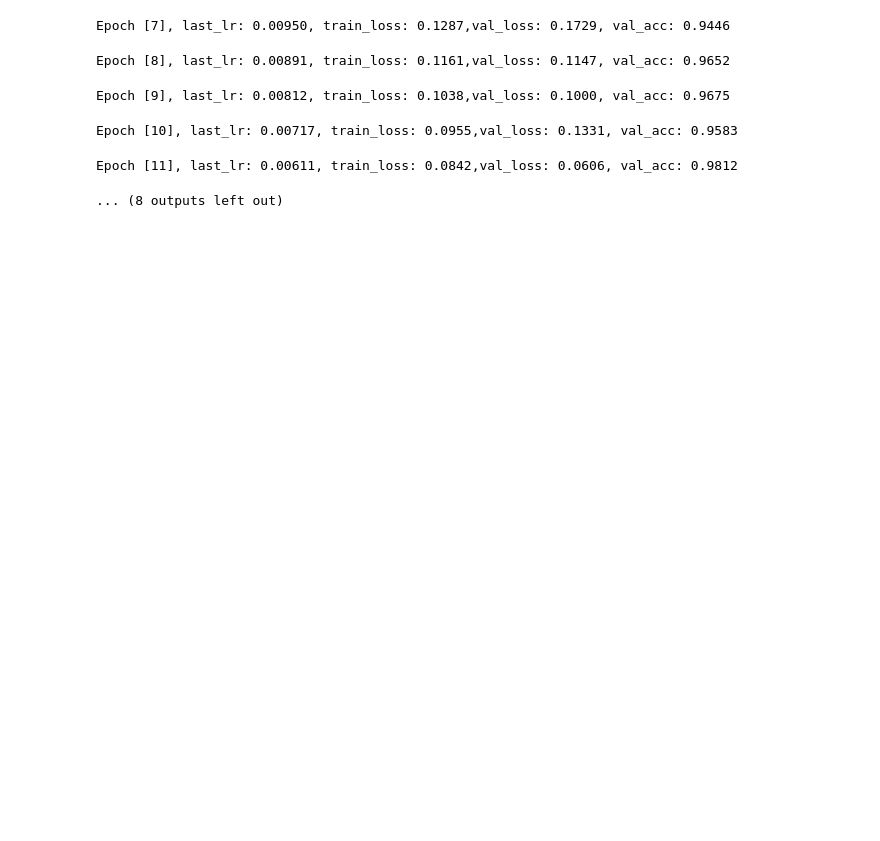
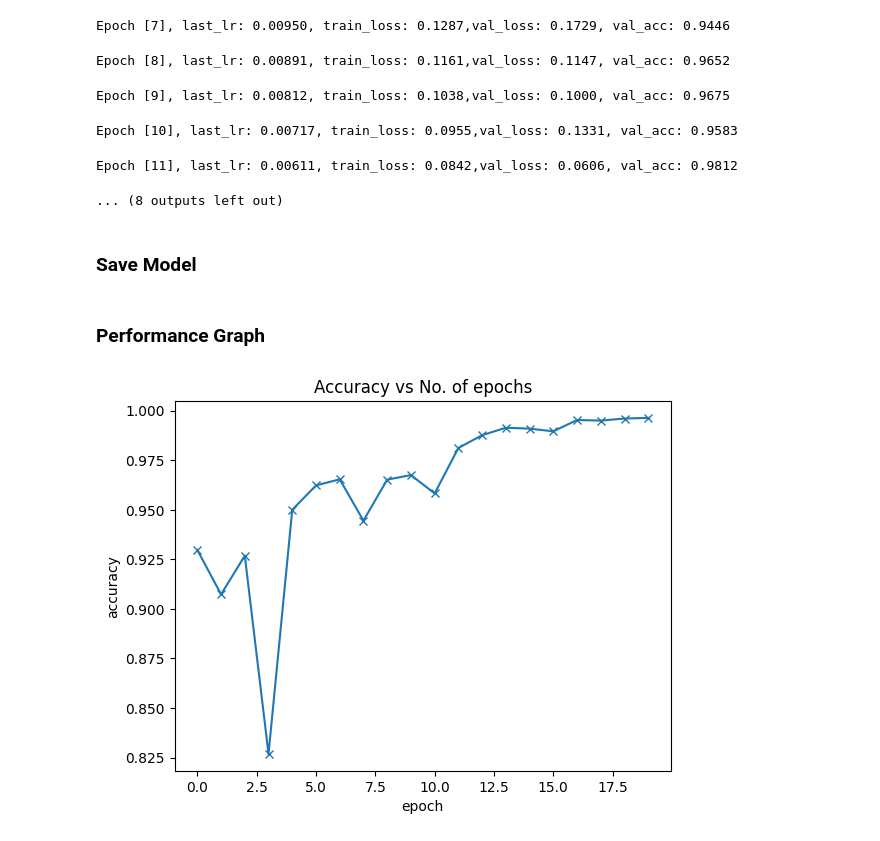
Before and after one commit to jansencruz23/LiPAD-License-Plate-Deblurring-and-Recognition, a Jupyter notebook: src/cnn/distortion_classifier.ipynb, the cells around one changed output. Saved outputs shown, nothing was run; the diff lists cells and outputs as text; code cells hidden in the pictures; blank space fills up the shorter version.

```diff
--- a/src/cnn/distortion_classifier.ipynb
+++ b/src/cnn/distortion_classifier.ipynb
@@ -139,19 +139,19 @@ class ResNet18(ImageClassificationBase):
     def __init__(self, in_channels, num_classes):
         super().__init__()
 
-        # 3 x 256 x 128
-        self.conv1 = conv_block(in_channels, 64, pool=True) # 64 x 128 x 64
-        self.conv2 = conv_block(64, 128, pool=True) # 128 x 64 x 32
-        self.res1 = nn.Sequential(conv_block(128, 128), conv_block(128, 128)) # 128 x 64 x 32
+        # 3 x 128 x 256
+        self.conv1 = conv_block(in_channels, 64, pool=True) # 64 x 64 x 128
+        self.conv2 = conv_block(64, 128, pool=True) # 128 x 32 x 64
+        self.res1 = nn.Sequential(conv_block(128, 128), conv_block(128, 128)) # 128 x 32 x 64
 
-        self.conv3 = conv_block(128, 256, pool=True) # 256 x 32 x 16
-        self.conv4 = conv_block(256, 512, pool=True) # 512 x 16 x 8
-        self.res2 = nn.Sequential(conv_block(512, 512), conv_block(512, 512)) # 512 x 16 x 8
+        self.conv3 = conv_block(128, 256, pool=True) # 256 x 16 x 32
+        self.conv4 = conv_block(256, 512, pool=True) # 512 x 8 x 16
+        self.res2 = nn.Sequential(conv_block(512, 512), conv_block(512, 512)) # 512 x 8 x 16
 
-        self.classifier = nn.Sequential(nn.MaxPool2d(2), # 512 x 8 x 4
+        self.classifier = nn.Sequential(nn.MaxPool2d(2), # 512 x 4 x 8
                                         nn.Flatten(),
                                         nn.Dropout(0.2),
-                                        nn.Linear(512 * 8 * 4, num_classes))
+                                        nn.Linear(512 * 4 * 8, num_classes))
 
     def forward(self, xb):
         out = self.conv1(xb)
@@ -266,4 +264,6 @@ Epoch [11], last_lr: 0.00611, train_loss: 0.0842,val_loss: 0.0606, val_acc: 0.98
 ... (8 outputs left out)
 # %%
 torch.cuda.empty_cache()
+# %% [markdown]
+### Save Model
 # %%
@@ -270,0 +271,13 @@ torch.save(model.state_dict(), "model_weights.pt")
+# %% [markdown]
+### Performance Graph
+# %%
+def plot_accuracies(history):
+    accuracies = [x['val_acc'] for x in history]
+    plt.plot(accuracies, '-x')
+    plt.xlabel('epoch')
+    plt.ylabel('accuracy')
+    plt.title('Accuracy vs No. of epochs')
+# %%
+plot_accuracies(history)
+# %% [output]
+[figure, added]
```
Also changed, not shown: parts of 14 cells of this notebook, 1 other file.
